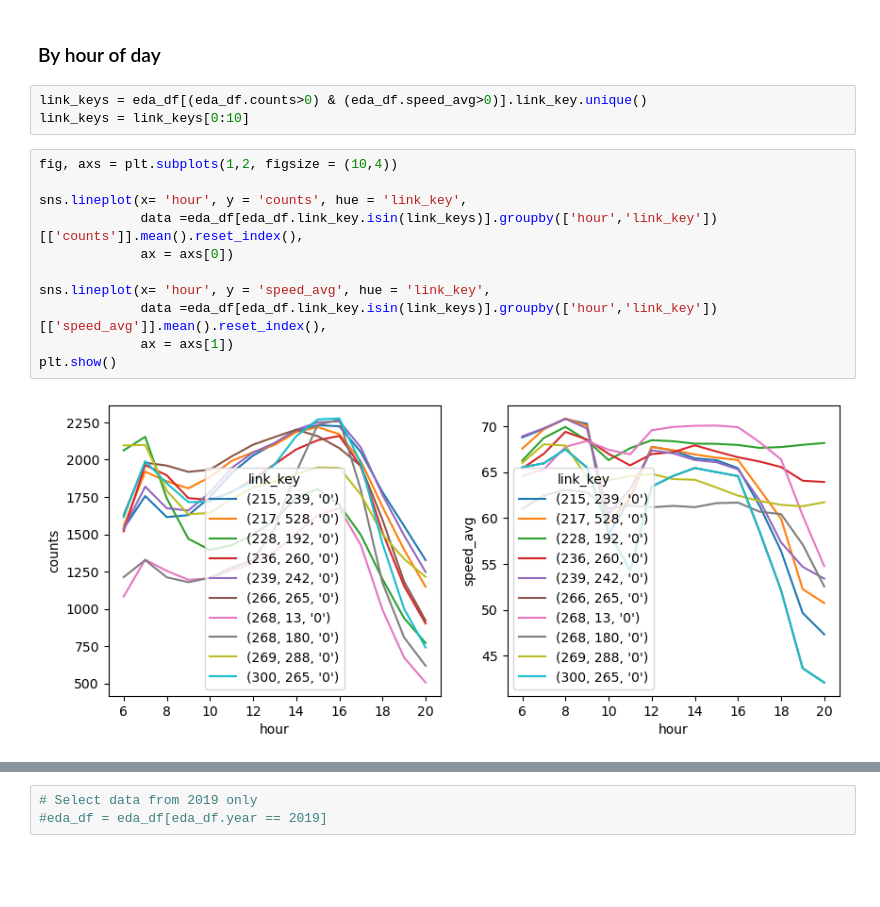
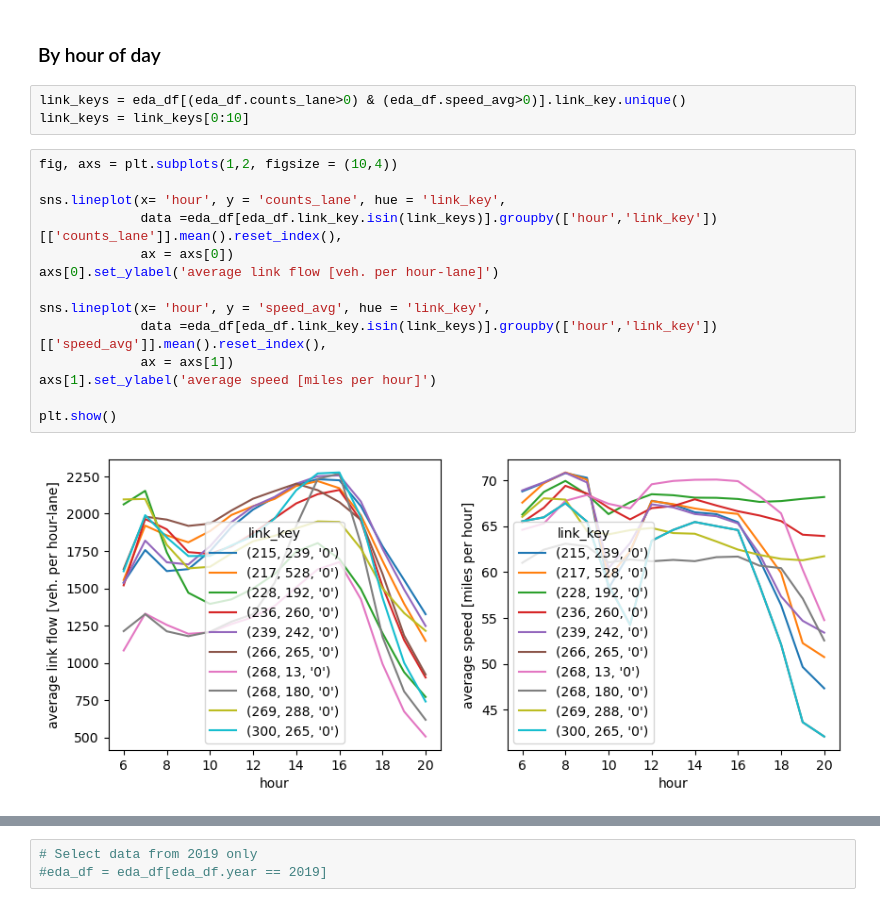
Before and after one commit to pabloguarda/nesuelogit, a Jupyter notebook: examples/notebooks/eda-fresno.ipynb, the cells around one changed output, grey strips where cells are left out. Drawn from its saved outputs; the diff is of its cells as text; blank space fills up the shorter version.

```diff
--- a/examples/notebooks/eda-fresno.ipynb
+++ b/examples/notebooks/eda-fresno.ipynb
@@ -305,21 +305,24 @@ fig.tight_layout()
 # %% [markdown]
 ### By hour of day
 # %%
-link_keys = eda_df[(eda_df.counts>0) & (eda_df.speed_avg>0)].link_key.unique()
+link_keys = eda_df[(eda_df.counts_lane>0) & (eda_df.speed_avg>0)].link_key.unique()
 link_keys = link_keys[0:10]
 # %%
 fig, axs = plt.subplots(1,2, figsize = (10,4))
 
-sns.lineplot(x= 'hour', y = 'counts', hue = 'link_key',
-             data =eda_df[eda_df.link_key.isin(link_keys)].groupby(['hour','link_key'])[['counts']].mean().reset_index(),
+sns.lineplot(x= 'hour', y = 'counts_lane', hue = 'link_key',
+             data =eda_df[eda_df.link_key.isin(link_keys)].groupby(['hour','link_key'])[['counts_lane']].mean().reset_index(),
              ax = axs[0])
+axs[0].set_ylabel('average link flow [veh. per hour-lane]')
 
 sns.lineplot(x= 'hour', y = 'speed_avg', hue = 'link_key',
              data =eda_df[eda_df.link_key.isin(link_keys)].groupby(['hour','link_key'])[['speed_avg']].mean().reset_index(),
              ax = axs[1])
+axs[1].set_ylabel('average speed [miles per hour]')
+
 plt.show()
 # %% [output]
-[figure, old version]
+[figure, new version]
 # %%
 # Analysis for links where link counts are reported
 #eda_subset_df = eda_df[~eda_df.counts.isna()].copy()
```
Also changed, not shown: parts of 11 cells of this notebook.
